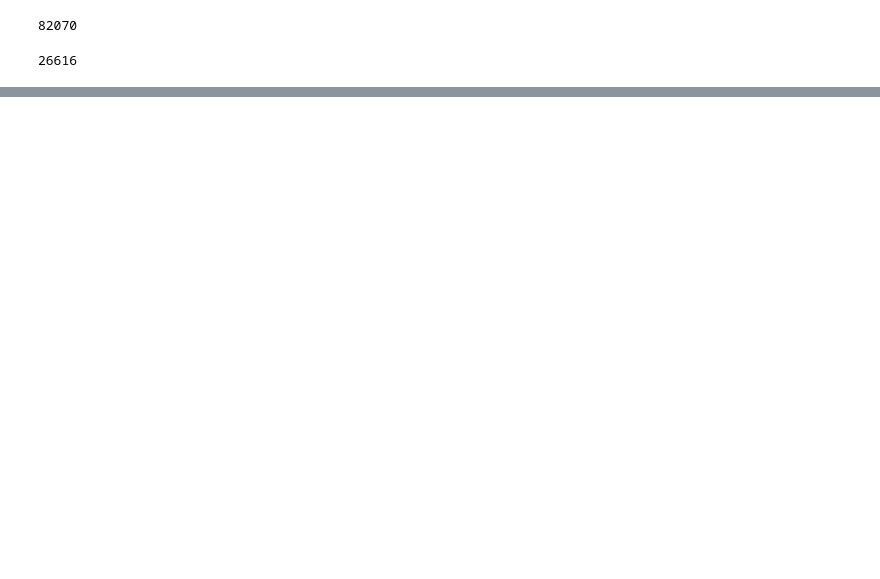
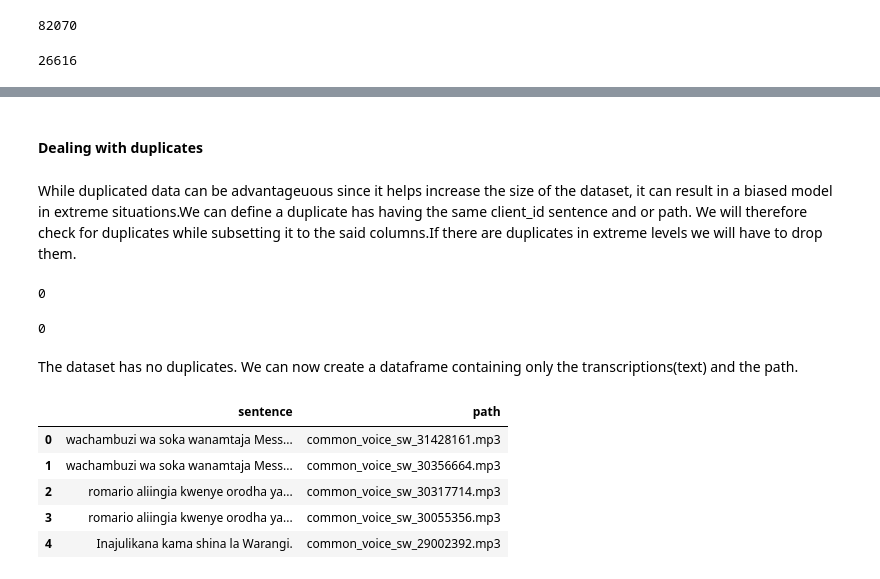
Before and after one commit to WilliamNdoni/SWAHILI_ASR, a Jupyter notebook: ASR.ipynb, the cells around one changed output, grey strips where cells are left out. Drawn from its saved outputs; the diff is of its cells as text; code cells hidden in the pictures; blank space fills up the shorter version.

Commit message:
Done with exploring the dataset

```diff
--- a/ASR.ipynb
+++ b/ASR.ipynb
@@ -35,0 +110,3 @@ len(transcriptions[transcriptions["down_votes"]>0])
+# %%
+# Dropping irrelevant columns
+transcriptions.drop(['age','gender','accents','variant','locale','segment'],axis=1,inplace=True)
@@ -35,0 +131,26 @@ len(transcriptions[transcriptions["down_votes"]>0])
+# %% [markdown]
+#### Dealing with duplicates
+# %% [markdown]
+While duplicated data can be advantageuous since it helps increase the size of the dataset, it can result in a biased model in extreme situations.We can define a duplicate has having the same client_id sentence and or path. We will therefore check for duplicates while subsetting it to the said columns.If there are duplicates in extreme levels we will have to drop them.
+# %%
+# Checking for duplicates with client_id and sentence as the subset
+transcriptions.duplicated(subset=['client_id','sentence']).sum()
+# %% [output]
+0
+# %%
+# Checking for duplicates with path as the subset
+transcriptions.duplicated(subset=['path']).sum()
+# %% [output]
+0
+# %% [markdown]
+The dataset has no duplicates. We can now create a dataframe containing only the transcriptions(text) and the path.
+# %%
+transcriptions_df = pd.DataFrame(transcriptions[['sentence','path']])
+transcriptions_df.head()
+# %% [output]
+|  | sentence | path |
+| 0 | wachambuzi wa soka wanamtaja Mess... | common_voice_sw_31428161.mp3 |
+| 1 | wachambuzi wa soka wanamtaja Mess... | common_voice_sw_30356664.mp3 |
+| 2 | romario aliingia kwenye orodha ya... | common_voice_sw_30317714.mp3 |
+| 3 | romario aliingia kwenye orodha ya... | common_voice_sw_30055356.mp3 |
+| 4 | Inajulikana kama shina la Warangi. | common_voice_sw_29002392.mp3 |
```
Also changed, not shown: parts of 20 cells of this notebook.
